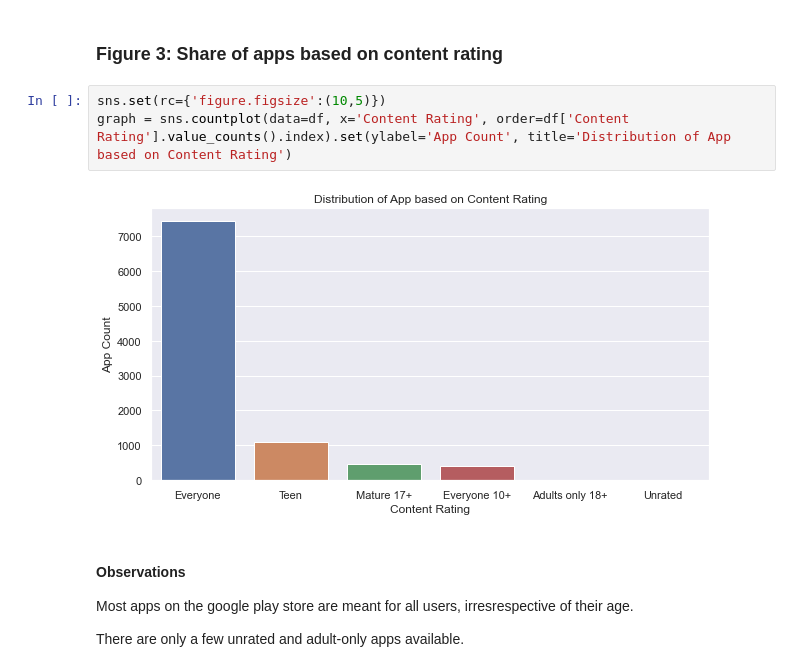
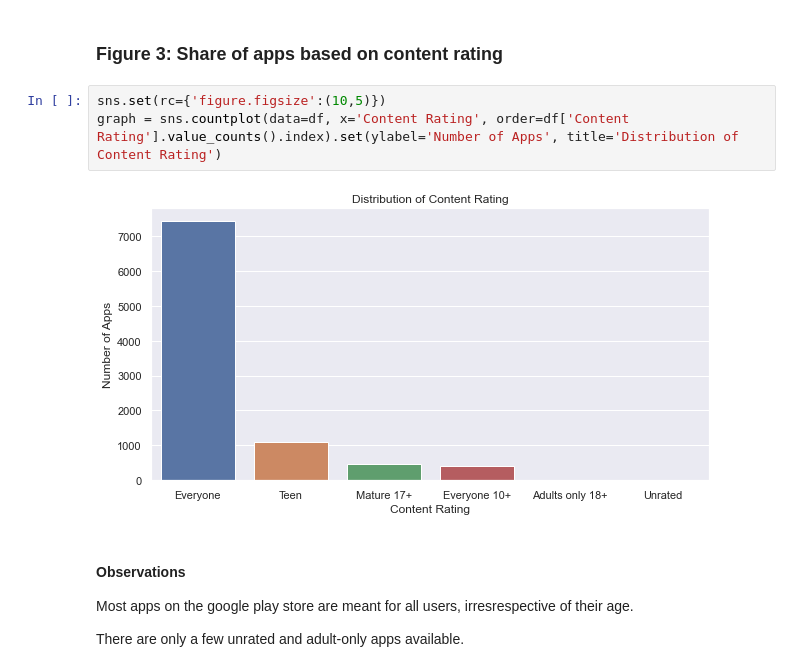
Before and after one commit to ubco-W2022T1-cosc301/project-group36, a Jupyter notebook: notebooks/analysis1.ipynb, the cells around one changed output. Drawn from its saved outputs; the diff is of its cells as text.

```diff
--- a/notebooks/analysis1.ipynb
+++ b/notebooks/analysis1.ipynb
@@ -353,9 +353,9 @@ Only 6.9% of the apps found on the play store are paid.
 ### Figure 3: Share of apps based on content rating
 # %%
 sns.set(rc={'figure.figsize':(10,5)})
-graph = sns.countplot(data=df, x='Content Rating', order=df['Content Rating'].value_counts().index).set(ylabel='App Count', title='Distribution of App based on Content Rating')
+graph = sns.countplot(data=df, x='Content Rating', order=df['Content Rating'].value_counts().index).set(ylabel='Number of Apps', title='Distribution of Content Rating')
 # %% [output]
-[figure, old version]
+[figure, new version]
 # %% [markdown]
 #### Observations
 Most apps on the google play store are meant for all users, irresrespective of their age.
```
Also changed, not shown: parts of 7 cells of this notebook.
